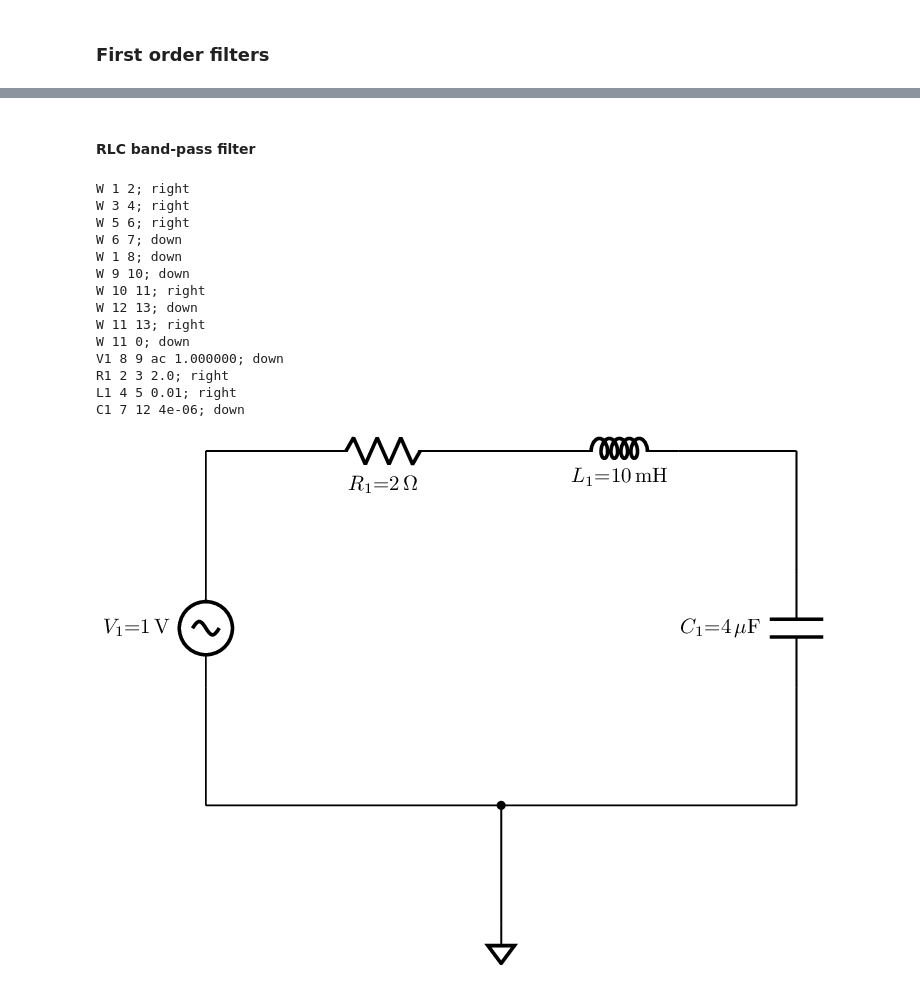
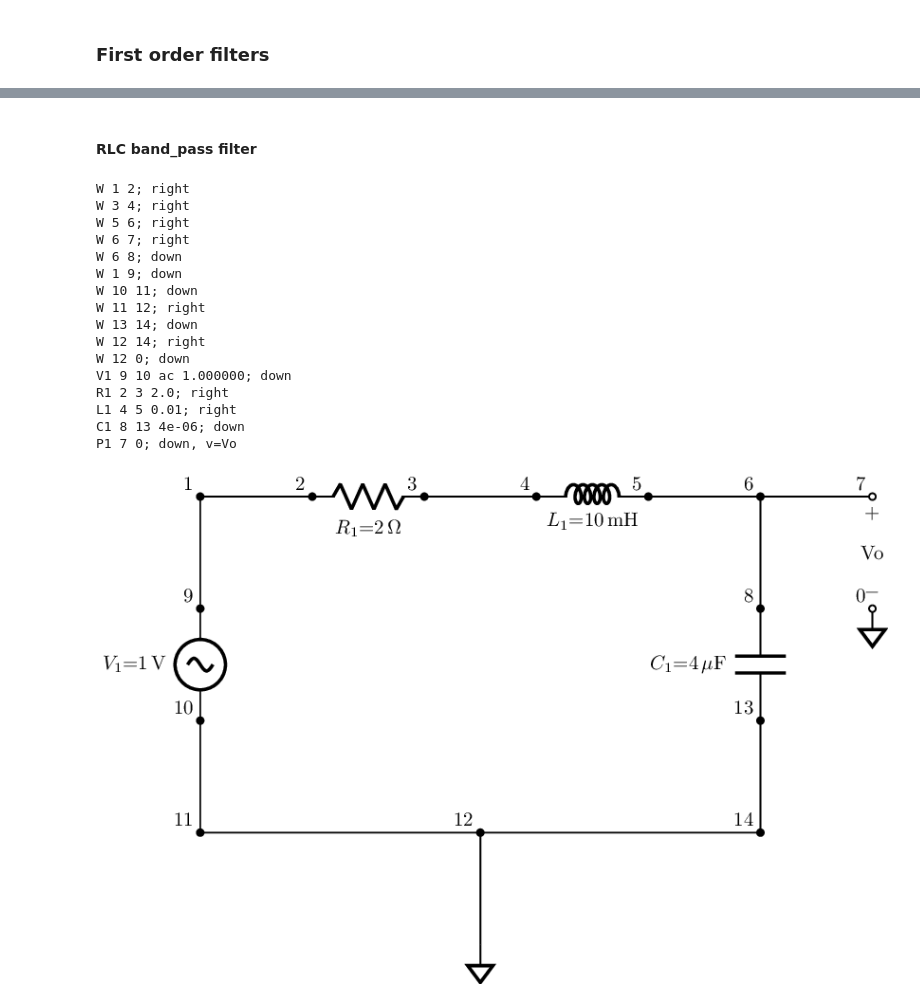
Before and after one commit to scottprahl/ltparser, a Jupyter notebook: docs/passive_filters.ipynb, the cells around one changed output, grey strips where cells are left out. Saved outputs shown, nothing was run; the diff lists cells and outputs as text; code cells hidden in the pictures.

```diff
--- a/docs/passive_filters.ipynb
+++ b/docs/passive_filters.ipynb
@@ -113,27 +116,29 @@ V1 15 16 ac 1.000000; down
 # %% [markdown]
-#### RLC band-pass filter
+#### RLC band_pass filter
 # %%
 lt = ltparser.LTspice()
-lt.read("../tests/examples/passive-filter-band-pass.asc")
+lt.read("../tests/examples/passive_filter_band_pass.asc")
 lt.make_netlist()
 print(lt.netlist)
 cct = lt.circuit()
 cct.draw(scale=0.5)
 # %% [output]
 W 1 2; right
 W 3 4; right
 W 5 6; right
-W 6 7; down
-W 1 8; down
-W 9 10; down
-W 10 11; right
-W 12 13; down
-W 11 13; right
-W 11 0; down
-V1 8 9 ac 1.000000; down
+W 6 7; right
+W 6 8; down
+W 1 9; down
+W 10 11; down
+W 11 12; right
+W 13 14; down
+W 12 14; right
+W 12 0; down
+V1 9 10 ac 1.000000; down
 R1 2 3 2.0; right
 L1 4 5 0.01; right
-C1 7 12 4e-06; down
+C1 8 13 4e-06; down
+P1 7 0; down, v=Vo
-[figure, old version]
+[figure, new version]
 # %%
 lt = ltparser.LTspice()
```
Also changed, not shown: parts of 11 cells of this notebook, 5 other files.
